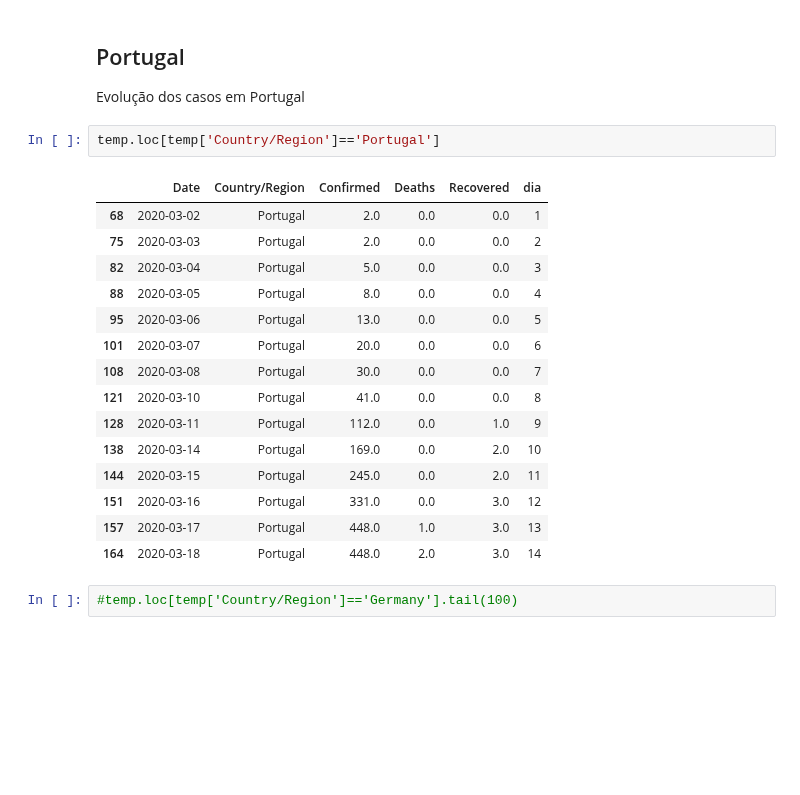
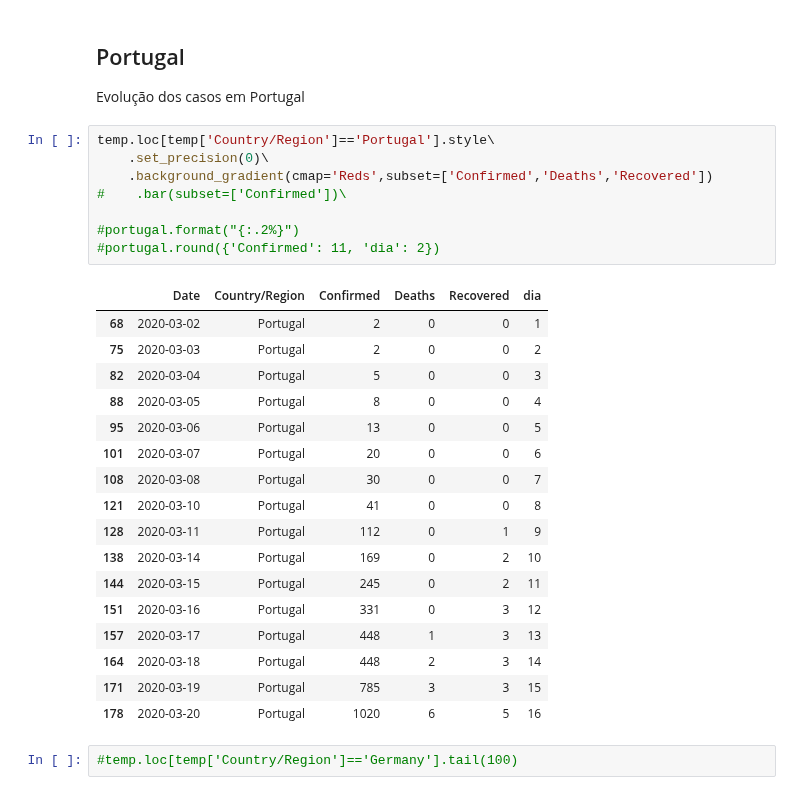
Before and after one commit to pesobreiro/jupyternotebooks, a Jupyter notebook: analysis/Covid-19.ipynb, the cells around one changed output. Drawn from its saved outputs; the diff is of its cells as text; blank space fills up the shorter version.

```diff
--- a/analysis/Covid-19.ipynb
+++ b/analysis/Covid-19.ipynb
@@ -229,24 +231,32 @@ temp.loc[temp['Country/Region']=='Spain']
 ## Portugal
 
 Evolução dos casos em Portugal
-# %%
-temp.loc[temp['Country/Region']=='Portugal']
-# %% [output]
-|  | Date | Country/Region | Confirmed | Deaths | Recovered | dia |
-| 68 | 2020-03-02 | Portugal | 2.0 | 0.0 | 0.0 | 1 |
-| 75 | 2020-03-03 | Portugal | 2.0 | 0.0 | 0.0 | 2 |
-| 82 | 2020-03-04 | Portugal | 5.0 | 0.0 | 0.0 | 3 |
-| 88 | 2020-03-05 | Portugal | 8.0 | 0.0 | 0.0 | 4 |
-| 95 | 2020-03-06 | Portugal | 13.0 | 0.0 | 0.0 | 5 |
-| 101 | 2020-03-07 | Portugal | 20.0 | 0.0 | 0.0 | 6 |
-| 108 | 2020-03-08 | Portugal | 30.0 | 0.0 | 0.0 | 7 |
-| 121 | 2020-03-10 | Portugal | 41.0 | 0.0 | 0.0 | 8 |
-| 128 | 2020-03-11 | Portugal | 112.0 | 0.0 | 1.0 | 9 |
-| 138 | 2020-03-14 | Portugal | 169.0 | 0.0 | 2.0 | 10 |
-| 144 | 2020-03-15 | Portugal | 245.0 | 0.0 | 2.0 | 11 |
-| 151 | 2020-03-16 | Portugal | 331.0 | 0.0 | 3.0 | 12 |
-| 157 | 2020-03-17 | Portugal | 448.0 | 1.0 | 3.0 | 13 |
-| 164 | 2020-03-18 | Portugal | 448.0 | 2.0 | 3.0 | 14 |
+# %%
+temp.loc[temp['Country/Region']=='Portugal'].style\
+    .set_precision(0)\
+    .background_gradient(cmap='Reds',subset=['Confirmed','Deaths','Recovered'])
+#    .bar(subset=['Confirmed'])\
+
+#portugal.format("{:.2%}")
+#portugal.round({'Confirmed': 11, 'dia': 2})
+# %% [output]
+|  | Date | Country/Region | Confirmed | Deaths | Recovered | dia |
+| 68 | 2020-03-02 | Portugal | 2 | 0 | 0 | 1 |
+| 75 | 2020-03-03 | Portugal | 2 | 0 | 0 | 2 |
+| 82 | 2020-03-04 | Portugal | 5 | 0 | 0 | 3 |
+| 88 | 2020-03-05 | Portugal | 8 | 0 | 0 | 4 |
+| 95 | 2020-03-06 | Portugal | 13 | 0 | 0 | 5 |
+| 101 | 2020-03-07 | Portugal | 20 | 0 | 0 | 6 |
+| 108 | 2020-03-08 | Portugal | 30 | 0 | 0 | 7 |
+| 121 | 2020-03-10 | Portugal | 41 | 0 | 0 | 8 |
+| 128 | 2020-03-11 | Portugal | 112 | 0 | 1 | 9 |
+| 138 | 2020-03-14 | Portugal | 169 | 0 | 2 | 10 |
+| 144 | 2020-03-15 | Portugal | 245 | 0 | 2 | 11 |
+| 151 | 2020-03-16 | Portugal | 331 | 0 | 3 | 12 |
+| 157 | 2020-03-17 | Portugal | 448 | 1 | 3 | 13 |
+| 164 | 2020-03-18 | Portugal | 448 | 2 | 3 | 14 |
+| 171 | 2020-03-19 | Portugal | 785 | 3 | 3 | 15 |
+| 178 | 2020-03-20 | Portugal | 1020 | 6 | 5 | 16 |
 # %%
 #temp.loc[temp['Country/Region']=='Germany'].tail(100)
 # %%
```
Also changed, not shown: parts of 8 cells of this notebook.
